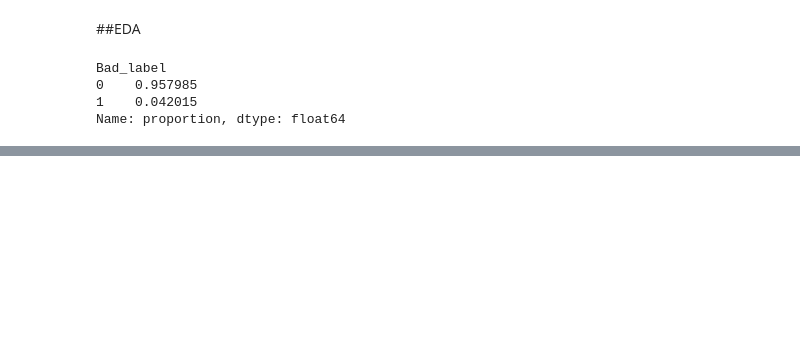
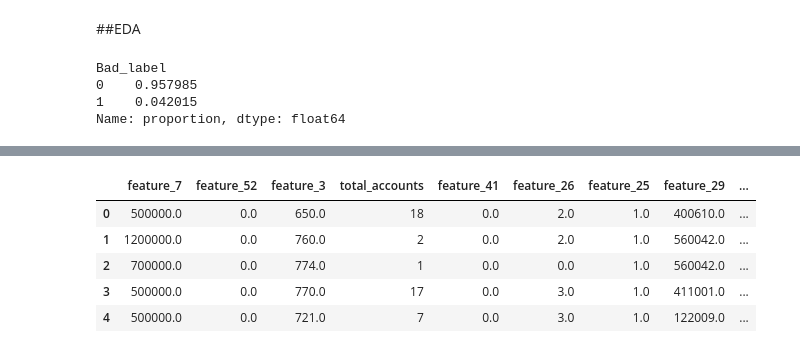
Before and after one commit to Aparna-31/Credit-Risk-Model, a Jupyter notebook: Client Project -Credit Risk .ipynb, the cells around one changed output, grey strips where cells are left out. Drawn from its saved outputs; the diff is of its cells as text; code cells hidden in the pictures; blank space fills up the shorter version.

```diff
--- a/Client Project -Credit Risk .ipynb
+++ b/Client Project -Credit Risk .ipynb
@@ -550,0 +691,9 @@ Name: proportion, dtype: float64
+# %%
+df_reduced.head()
+# %% [output]
+|  | feature_7 | feature_52 | feature_3 | total_accounts | feature_41 | feature_26 | feature_25 | feature_29 | ... |
+| 0 | 500000.0 | 0.0 | 650.0 | 18 | 0.0 | 2.0 | 1.0 | 400610.0 | ... |
+| 1 | 1200000.0 | 0.0 | 760.0 | 2 | 0.0 | 2.0 | 1.0 | 560042.0 | ... |
+| 2 | 700000.0 | 0.0 | 774.0 | 1 | 0.0 | 0.0 | 1.0 | 560042.0 | ... |
+| 3 | 500000.0 | 0.0 | 770.0 | 17 | 0.0 | 3.0 | 1.0 | 411001.0 | ... |
+| 4 | 500000.0 | 0.0 | 721.0 | 7 | 0.0 | 3.0 | 1.0 | 122009.0 | ... |
```
Also changed, not shown: parts of 15 cells of this notebook, 1 other file.
